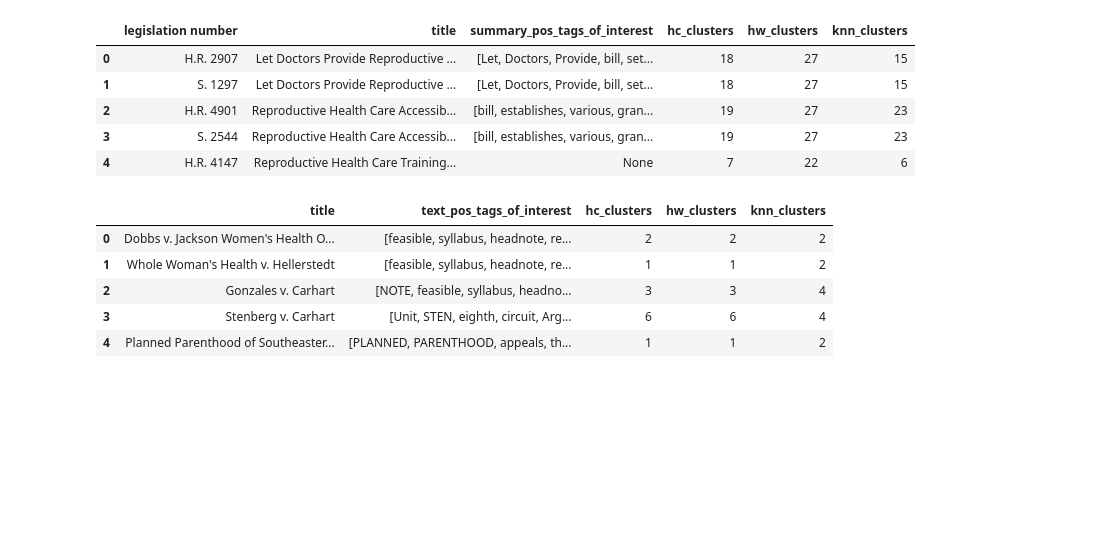
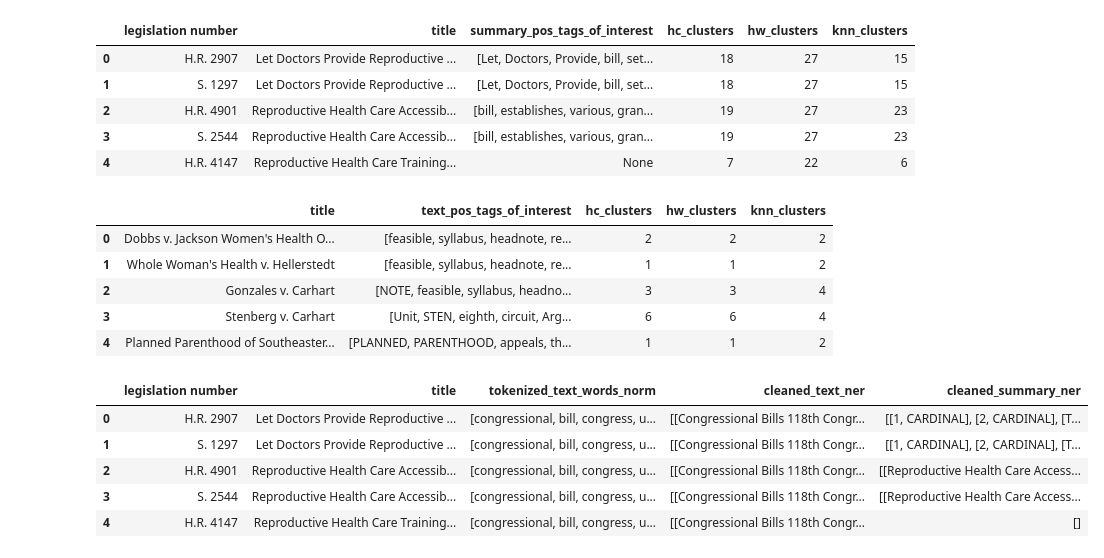
Before and after one commit to chanteriam/abortion-legislation-analysis, a Jupyter notebook: Final-Report.ipynb, the cells around one changed output. Drawn from its saved outputs; the diff is of its cells as text; code cells hidden in the pictures; blank space fills up the shorter version.

```diff
--- a/Final-Report.ipynb
+++ b/Final-Report.ipynb
@@ -213,5 +215,22 @@ clustered_scotus_df[
 | 4 | Planned Parenthood of Southeaster... | [PLANNED, PARENTHOOD, appeals, th... | 1 | 1 | 2 |
 # %%
 # NER'ed Congressional legislation DateFrame preview
+ner_cong_df = load_file_to_df(CONGRESS_DATA_NER_FILE)
+ner_cong_df[
+    [
+        "legislation number",
+        "title",
+        "tokenized_text_words_norm",
+        "cleaned_text_ner",
+        "cleaned_summary_ner",
+    ]
+].head()
+# %% [output]
+|  | legislation number | title | tokenized_text_words_norm | cleaned_text_ner | cleaned_summary_ner |
+| 0 | H.R. 2907 | Let Doctors Provide Reproductive ... | [congressional, bill, congress, u... | [[Congressional Bills 118th Congr... | [[1, CARDINAL], [2, CARDINAL], [T... |
+| 1 | S. 1297 | Let Doctors Provide Reproductive ... | [congressional, bill, congress, u... | [[Congressional Bills 118th Congr... | [[1, CARDINAL], [2, CARDINAL], [T... |
+| 2 | H.R. 4901 | Reproductive Health Care Accessib... | [congressional, bill, congress, u... | [[Congressional Bills 118th Congr... | [[Reproductive Health Care Access... |
+| 3 | S. 2544 | Reproductive Health Care Accessib... | [congressional, bill, congress, u... | [[Congressional Bills 118th Congr... | [[Reproductive Health Care Access... |
+| 4 | H.R. 4147 | Reproductive Health Care Training... | [congressional, bill, congress, u... | [[Congressional Bills 118th Congr... | [] |
 # %%
 # NER'ed SCOTUS decision DateFrame preview
```
Also changed, not shown: parts of 5 cells of this notebook.
